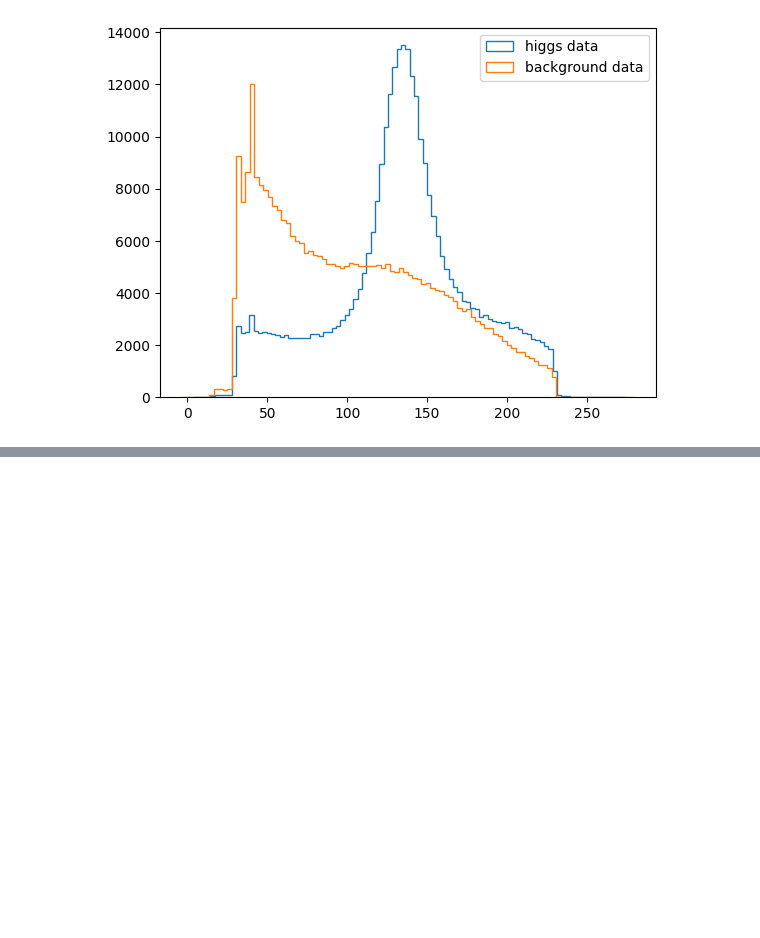
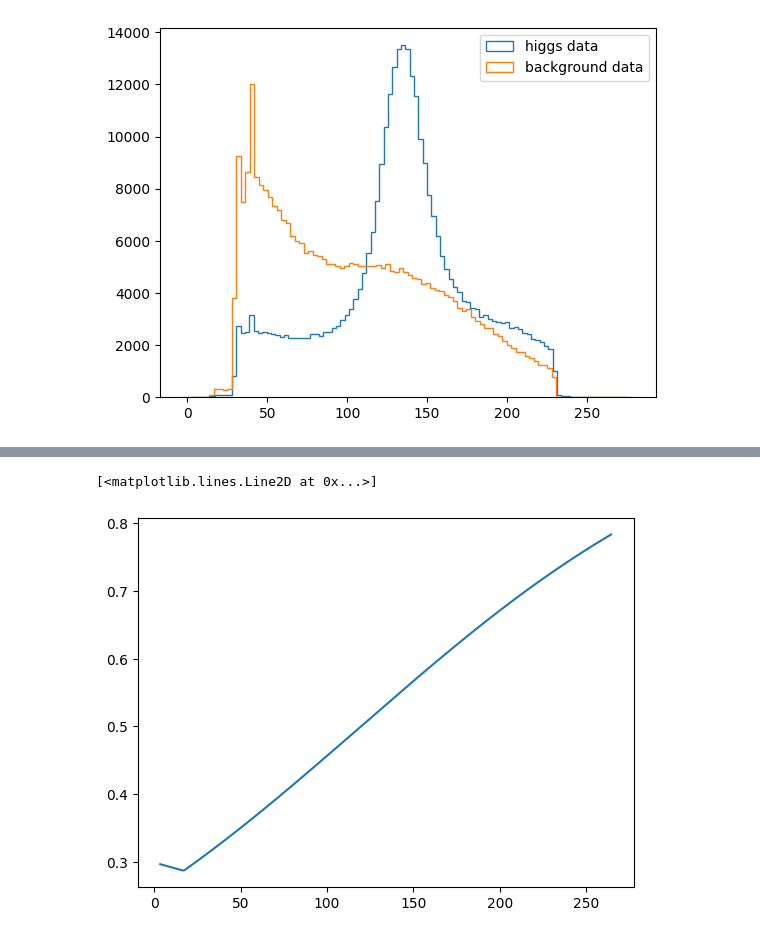
Before and after one commit to GBotogoske/machine_learning_2024, a Jupyter notebook: projeto.ipynb, the cells around one changed output, grey strips where cells are left out. Drawn from its saved outputs; the diff is of its cells as text; code cells hidden in the pictures; blank space fills up the shorter version.

```diff
--- a/projeto.ipynb
+++ b/projeto.ipynb
@@ -160,0 +162,8 @@ y_pred_prob = model.predict(x_test)
+# %%
+min_x=np.min(x_test)
+max_x=np.max(x_test)
+
+x_range=np.arange(min_x,max_x,1)
+y_range=model.predict(x_range)
+plt.plot(x_range,y_range)
+# %% [output]
@@ -161 +171,3 @@ y_pred_prob = model.predict(x_test)
+[<matplotlib.lines.Line2D at 0x...>]
+[figure, added]
 # %%
```
Also changed, not shown: parts of 9 cells of this notebook, 1 other file.
